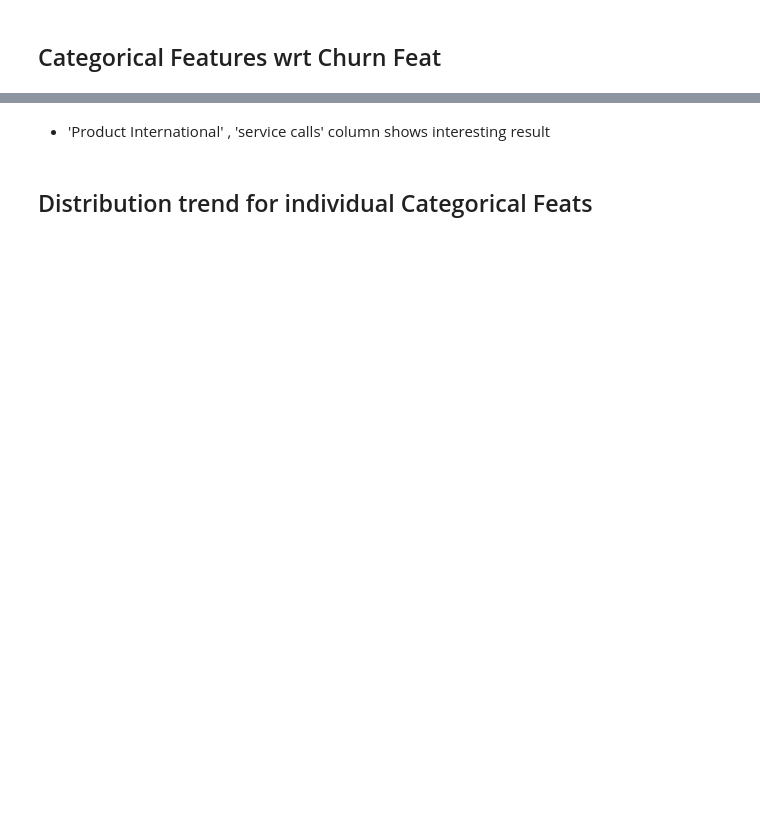
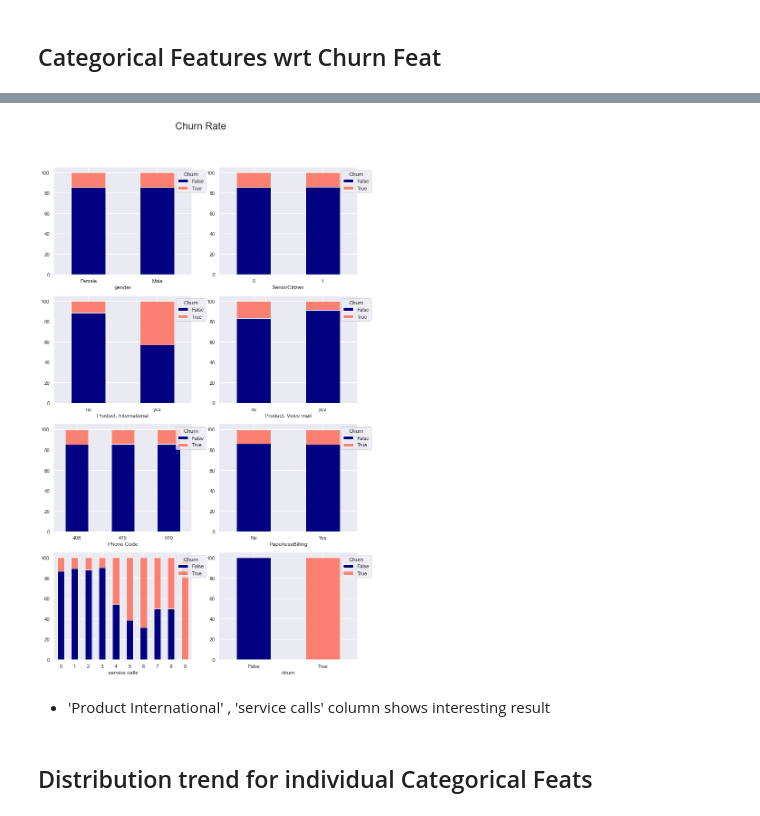
Before and after one commit to umushtaq1990/telecom_churn, a Jupyter notebook: Adhoc_Analysis.ipynb, the cells around one changed output, grey strips where cells are left out. Cells and saved outputs as stored; diff of their text form; code cells hidden in the pictures; blank space fills up the shorter version.

Commit message:
- commiting latest code after successful docker image test

```diff
--- a/Adhoc_Analysis.ipynb
+++ b/Adhoc_Analysis.ipynb
@@ -115,5 +194,7 @@ for idx, feat in enumerate(cat_feats):
 # %%
-Per_Stacked_Bar_Plot_Cat_Feats(cat_feats, 'Churn Rate')
+Per_Stacked_Bar_Plot_Cat_Feats(df_data, cat_feats, 'Churn Rate')
+# %% [output]
+[figure, added]
 # %% [markdown]
 - 'Product International' , 'service calls' column shows interesting result
 # %% [markdown]
```
Also changed, not shown: parts of 27 cells of this notebook, 7 other files.
